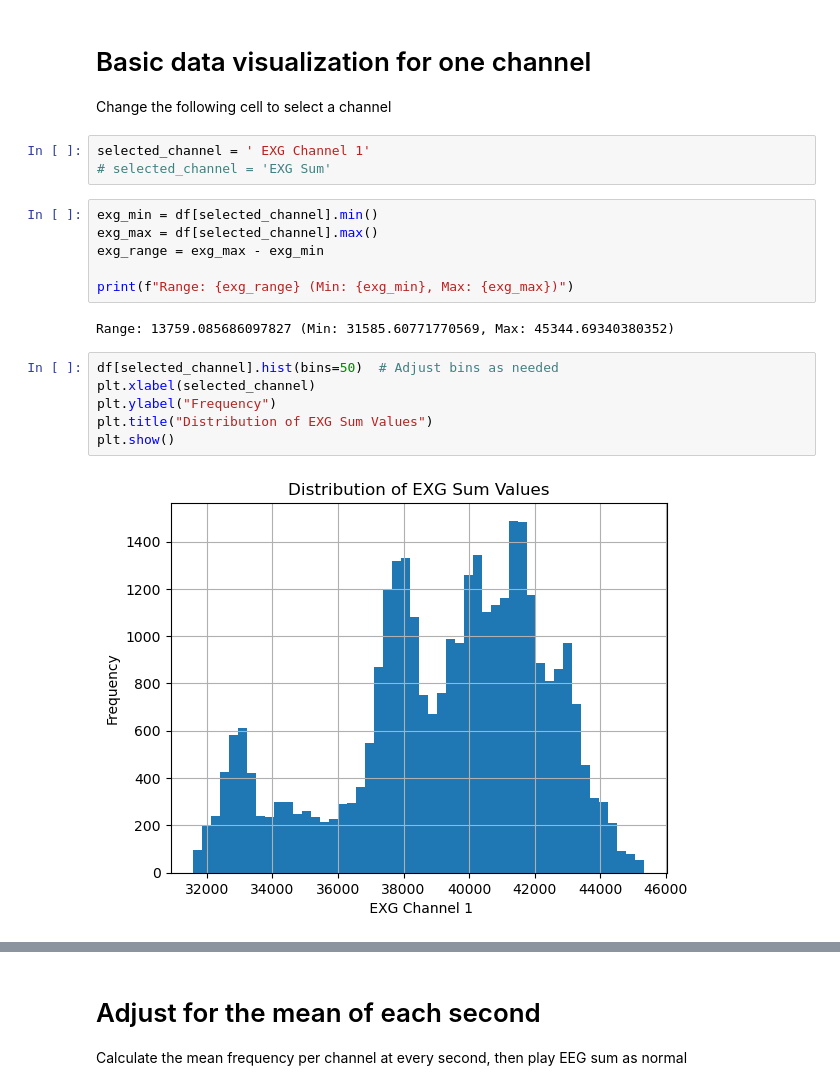
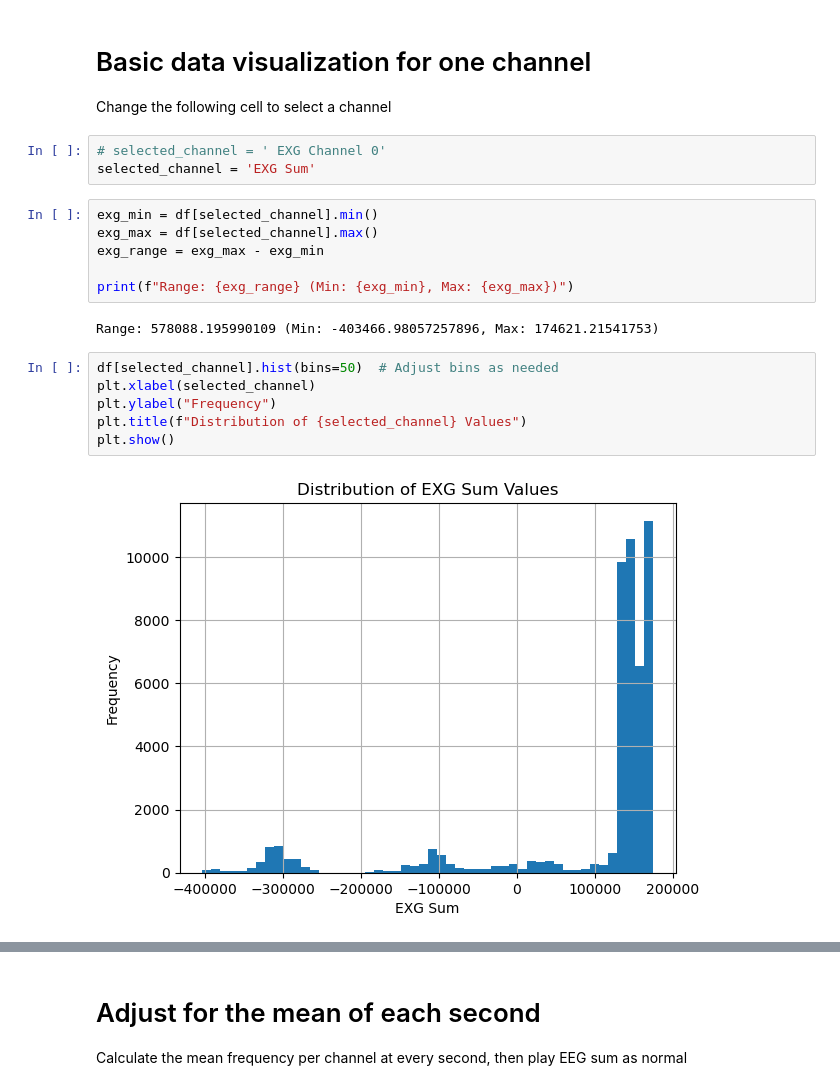
Before and after one commit to sunyshore/eeg, a Jupyter notebook: blinks_tests/blink_music.ipynb, the cells around one changed output, grey strips where cells are left out. Drawn from its saved outputs; the diff is of its cells as text.

```diff
--- a/blinks_tests/blink_music.ipynb
+++ b/blinks_tests/blink_music.ipynb
@@ -44,8 +46,8 @@ Name: EXG Sum, Length: 32166, dtype: float64
 # Basic data visualization for one channel
 Change the following cell to select a channel
 # %%
-selected_channel = ' EXG Channel 1'
-# selected_channel = 'EXG Sum'
+# selected_channel = ' EXG Channel 0'
+selected_channel = 'EXG Sum'
 # %%
 exg_min = df[selected_channel].min()
 exg_max = df[selected_channel].max()
@@ -53,15 +55,15 @@ exg_range = exg_max - exg_min
 
 print(f"Range: {exg_range} (Min: {exg_min}, Max: {exg_max})")
 # %% [output]
-Range: 13759.085686097827 (Min: 31585.60771770569, Max: 45344.69340380352)
+Range: 578088.195990109 (Min: -403466.98057257896, Max: 174621.21541753)
 # %%
 df[selected_channel].hist(bins=50)  # Adjust bins as needed
 plt.xlabel(selected_channel)
 plt.ylabel("Frequency")
-plt.title("Distribution of EXG Sum Values")
+plt.title(f"Distribution of {selected_channel} Values")
 plt.show()
 # %% [output]
-[figure, old version]
+[figure, new version]
 # %%
 # view raw data
 start = 5 # ignore noise at the beginning
```
Also changed, not shown: parts of 11 cells of this notebook, 5 other files.
